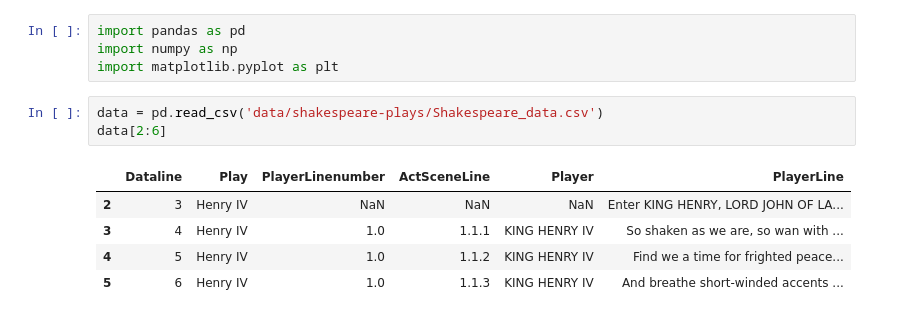
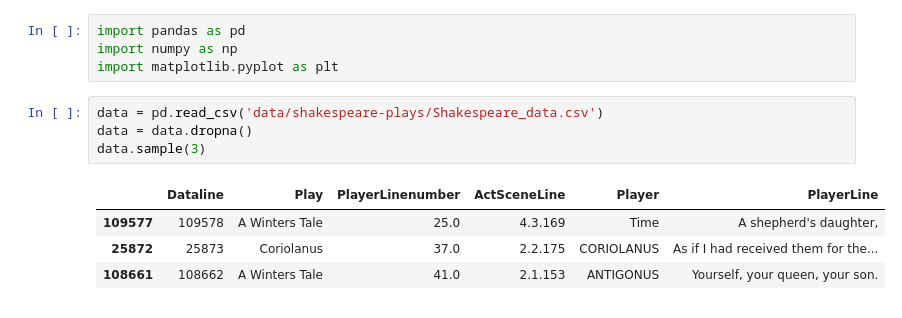
Before and after one commit to KaidongLi/ku731-p02-shakspear, a Jupyter notebook: p2.ipynb, the cells around one changed output. Saved outputs shown, nothing was run; the diff lists cells and outputs as text.

```diff
--- a/p2.ipynb
+++ b/p2.ipynb
@@ -4,11 +4,11 @@ import numpy as np
 import matplotlib.pyplot as plt
 # %%
 data = pd.read_csv('data/shakespeare-plays/Shakespeare_data.csv')
-data[2:6]
+data = data.dropna()
+data.sample(3)
 # %% [output]
 |  | Dataline | Play | PlayerLinenumber | ActSceneLine | Player | PlayerLine |
-| 2 | 3 | Henry IV | NaN | NaN | NaN | Enter KING HENRY, LORD JOHN OF LA... |
-| 3 | 4 | Henry IV | 1.0 | 1.1.1 | KING HENRY IV | So shaken as we are, so wan with ... |
-| 4 | 5 | Henry IV | 1.0 | 1.1.2 | KING HENRY IV | Find we a time for frighted peace... |
-| 5 | 6 | Henry IV | 1.0 | 1.1.3 | KING HENRY IV | And breathe short-winded accents ... |
+| 109577 | 109578 | A Winters Tale | 25.0 | 4.3.169 | Time | A shepherd's daughter, |
+| 25872 | 25873 | Coriolanus | 37.0 | 2.2.175 | CORIOLANUS | As if I had received them for the... |
+| 108661 | 108662 | A Winters Tale | 41.0 | 2.1.153 | ANTIGONUS | Yourself, your queen, your son. |
 # %%
```
Also changed, not shown: parts of 5 cells of this notebook.
